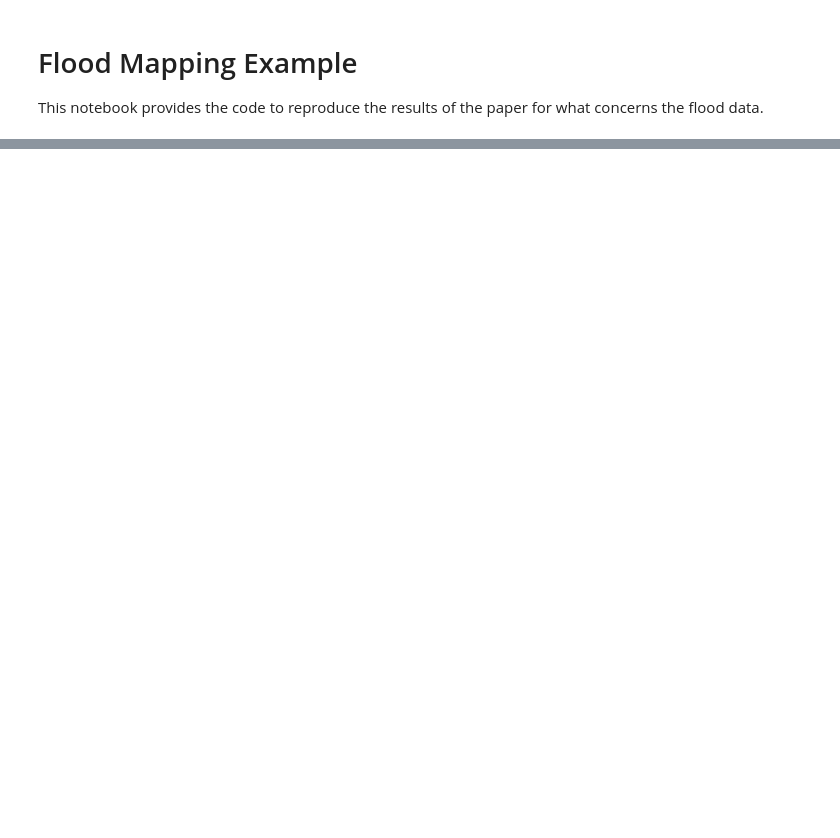
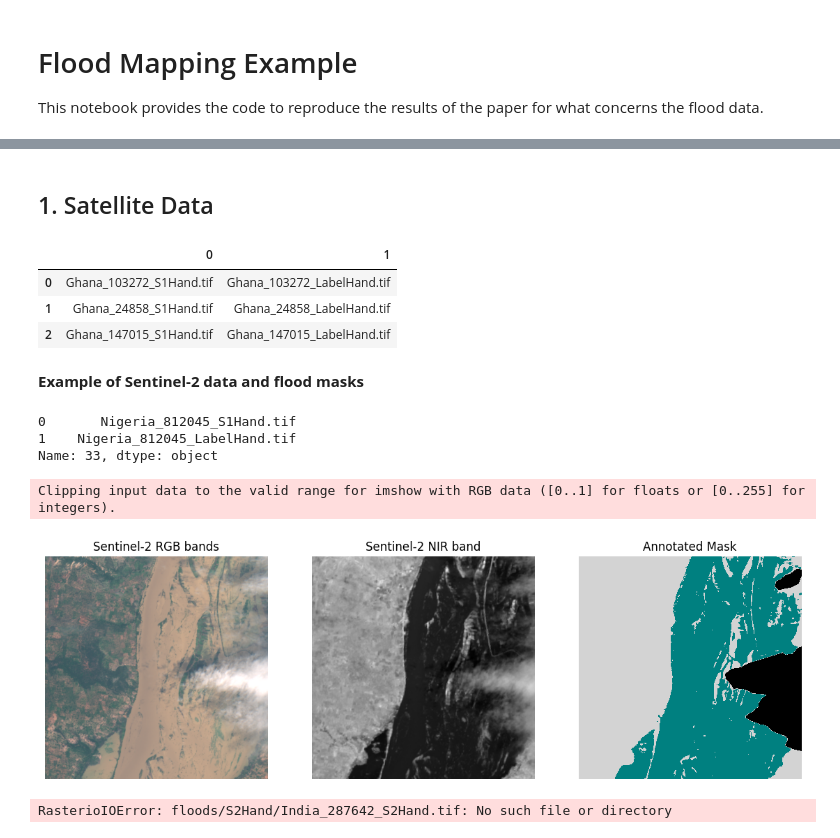
Before and after one commit to FractalySyn/PiNets-Alignment, a Jupyter notebook: 2. Floods.ipynb, the cells around one changed output, grey strips where cells are left out. Cells and saved outputs as stored; diff of their text form; code cells hidden in the pictures; blank space fills up the shorter version.

Commit message:
floods temp

```diff
--- a/2. Floods.ipynb
+++ b/2. Floods.ipynb
@@ -27,0 +73,68 @@ The floods/external_data/ directory already exists! Skipping download. Verify th
+# %% [markdown]
+## 1. Satellite Data
+# %%
+import pandas as pd
+
+DIR = 'floods/external_data/'
+
+## we make our own split so we combine train and val sets here
+train_df = pd.read_csv(DIR+'flood_train_data.csv', header=None)
+val_df = pd.read_csv(DIR+'flood_valid_data.csv', header=None)
+train_df = pd.concat([train_df, val_df], ignore_index=True)
+del val_df
+
+test_df = pd.read_csv(DIR+'flood_test_data.csv', header=None)
+
+train_df.head(3)
+# %% [output]
+|  | 0 | 1 |
+| 0 | Ghana_103272_S1Hand.tif | Ghana_103272_LabelHand.tif |
+| 1 | Ghana_24858_S1Hand.tif | Ghana_24858_LabelHand.tif |
+| 2 | Ghana_147015_S1Hand.tif | Ghana_147015_LabelHand.tif |
+# %%
+import rasterio
+import matplotlib.pyplot as plt
+import matplotlib.colors as mcolors
+
+## plotting setup
+colors = ['black', 'lightgray', 'teal']
+cmap = mcolors.ListedColormap(colors)
+bounds = [-1.5, -0.5, 0.5, 1.5]
+norm = mcolors.BoundaryNorm(bounds, cmap.N)
+# %% [markdown]
+**Example of Sentinel-2 data and flood masks**
+# %%
+## visualize a sample from the test set
+row = test_df.iloc[33]
+print(row)
+
+## load Sentinel-2 image and mask
+S2_path = DIR+'S2Hand/' + row[0].replace('S1', 'S2')
+mask_path = DIR+'LabelHand/' + row[1]
+with rasterio.open(S2_path) as src:
+  S2 = src.read()
+with rasterio.open(mask_path) as src:
+  mask = src.read(1)
+
+## preprocess S2 for visualization
+S2 = S2 / 3000.0
+S2_nir = S2[8]
+S2 = S2[[3,2,1]].transpose(1,2,0)
+
+## plot
+fig, axs = plt.subplots(1, 3, figsize=(14,5))
+[ax.axis('off') for ax in axs]
+
+axs[0].imshow(S2, vmax=1)
+axs[1].imshow(S2_nir, cmap='gray')
+axs[2].imshow(mask, cmap= cmap, norm=norm);
+
+axs[0].set_title('Sentinel-2 RGB bands')
+axs[1].set_title('Sentinel-2 NIR band')
+axs[2].set_title('Annotated Mask');
+# %% [output]
+0       Nigeria_812045_S1Hand.tif
+1    Nigeria_812045_LabelHand.tif
+Name: 33, dtype: object
+Clipping input data to the valid range for imshow with RGB data ([0..1] for floats or [0..255] for integers).
+[figure, added]
@@ -27,0 +143,12 @@ The floods/external_data/ directory already exists! Skipping download. Verify th
+# %%
+import numpy as np
+from floods.utils import load_X, load_pi
+
+## load data (images X and masks pi*)
+X_train = np.array([load_X(row, DIR) for _, row in train_df.iterrows()])
+pi_star_train = np.array([load_pi(row, DIR) for _, row in train_df.iterrows()])
+
+X_test = np.array([load_X(row, DIR) for _, row in test_df.iterrows()])
+pi_star_test = np.array([load_pi(row, DIR) for _, row in test_df.iterrows()])
+# %% [output]
+RasterioIOError: floods/S2Hand/India_287642_S2Hand.tif: No such file or directory
```
Also changed, not shown: parts of 8 cells of this notebook, 1 other file.
